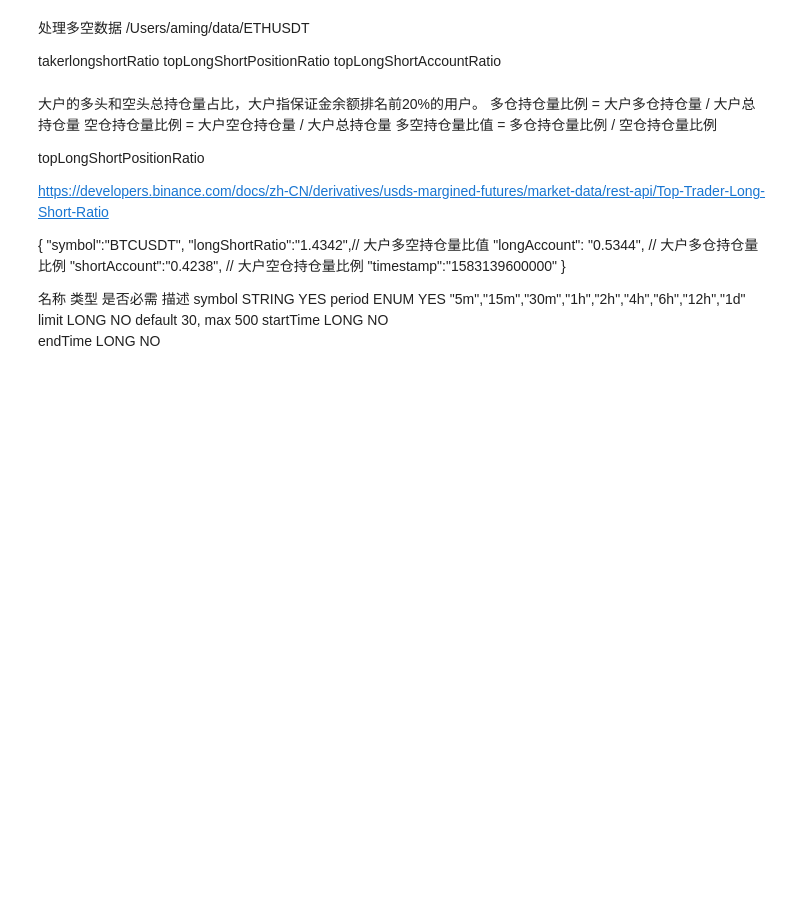
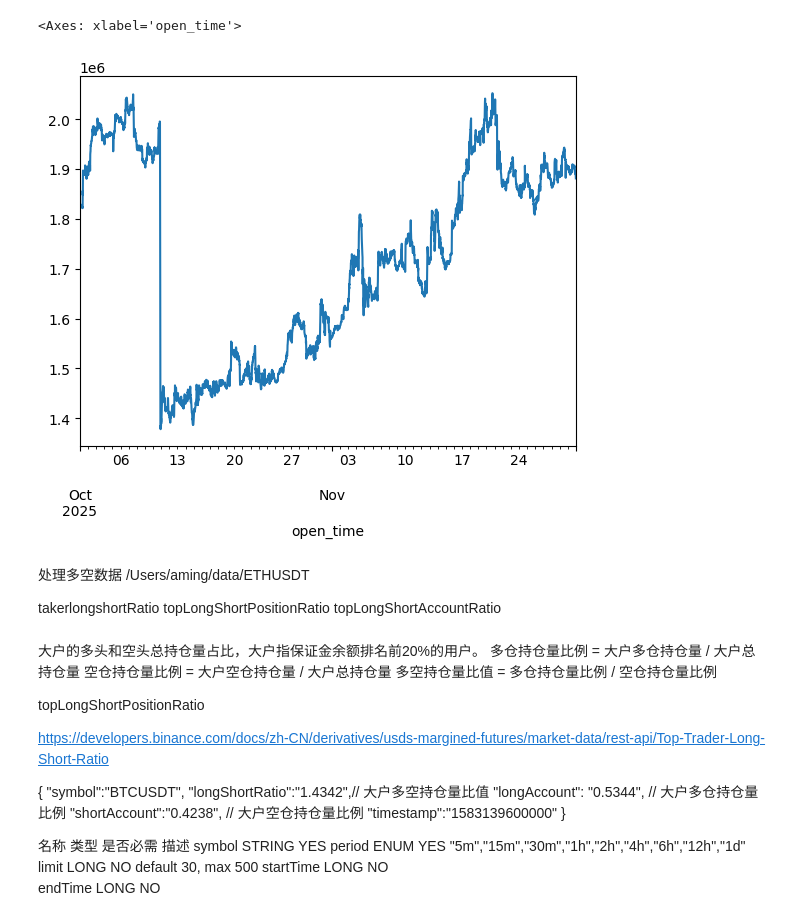
Before and after one commit to aamingaa/crypto-workstation-v2, a Jupyter notebook: deal_data.ipynb, the cells around one changed output. Saved outputs shown, nothing was run; the diff lists cells and outputs as text; code cells hidden in the pictures; blank space fills up the shorter version.

```diff
--- a/deal_data.ipynb
+++ b/deal_data.ipynb
@@ -103,19 +41,18 @@ from gp_crypto_next.dataload import DataFrequency
 # %%
-start_date = '2025-10-01'
-end_date = '2025-11-01'
-read_frequency = DataFrequency.MONTHLY
-date_range_list = dataload._generate_date_range(start_date=start_date, end_date=end_date, read_frequency=read_frequency)
-dir = '/Users/aming/data/ETHUSDT'
-channel_path = 'openInterest'
-symbol = 'ETHUSDT'
-df_list = []
+oi_df_list = []
 
 for date_str in date_range_list:
-    df = pd.read_csv(f'{dir}/{channel_path}/{channel_path}_{date_str}.csv')
-    df_list.append(df)
+    df = pd.read_csv(f'{dir}/openInterest/openInterest_{date_str}.csv')
+    oi_df_list.append(df)
 
-df = pd.concat(df_list)
-df.set_index('open_time', inplace=True)
-df.sort_index(inplace=True)
-df.head(100)
+oi_df = pd.concat(oi_df_list)
+
+oi_df['open_time'] = pd.to_datetime(oi_df['open_time'])
+
+oi_df.set_index('open_time', inplace=True)
+oi_df.sort_index(inplace=True)
+oi_df.drop(columns=['symbol'], inplace=True)
+
+
+oi_df.head(10)
 # %% [output]
@@ -123,3 +71,11 @@ NameError: name 'frequency' is not defined
+# %%
+oi_df_resample = oi_df['openInterest'].resample('15min').ohlc()
+    # 重命名防止混淆
+oi_df_resample.columns = ['oi_open', 'oi_high', 'oi_low', 'oi_close']
+oi_df_resample['oi_close'].plot()
+# %% [output]
+<Axes: xlabel='open_time'>
+[figure, added]
 # %% [markdown]
 处理多空数据
 /Users/aming/data/ETHUSDT
```
Also changed, not shown: parts of 9 cells of this notebook, 7 other files.
